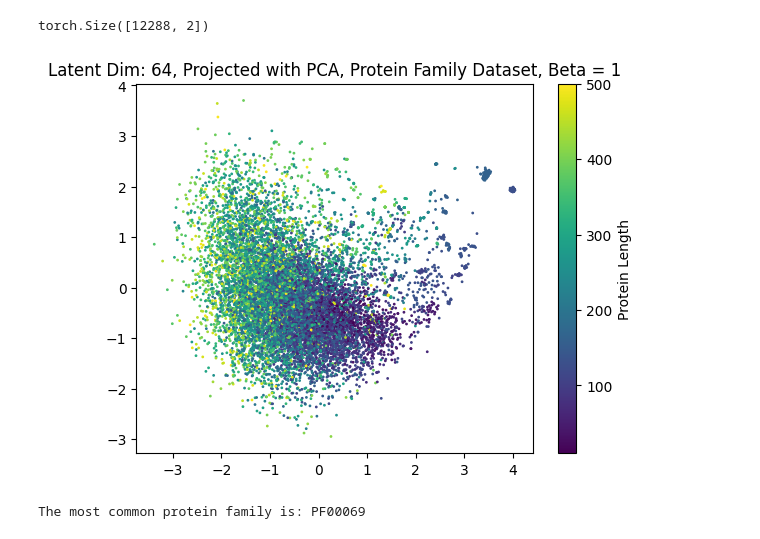
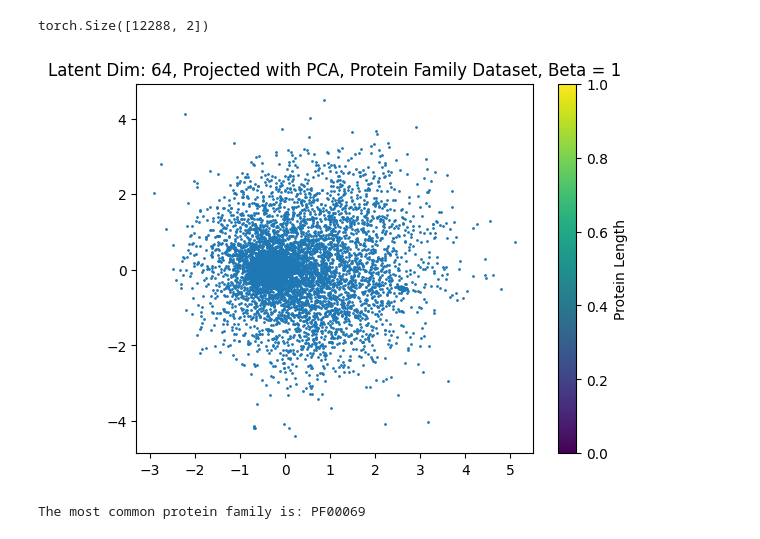
Before and after one commit to shazakam/ProteinManifoldLearning, a Jupyter notebook: Notebooks/pointNet_VAE.ipynb, the cells around one changed output. Saved outputs shown, nothing was run; the diff lists cells and outputs as text; code cells hidden in the pictures.

Commit message:
PointVAE Training

```diff
--- a/Notebooks/pointNet_VAE.ipynb
+++ b/Notebooks/pointNet_VAE.ipynb
@@ -134,16 +113,16 @@ tensor([21.1581, 20.0929, 18.8092, 21.2514, 22.6030, 19.2835, 19.3407, 20.1318,
 # %%
-latent_dim = 128
+latent_dim = 32
 epochs = 30
-lr = 0.0001
+lr = 0.001
 batch_size = 128
-epochs = 100
+epochs = 20
 
 if torch.cuda.is_available():
     torch.cuda.current_device()
 device = torch.device("cuda:0" if torch.cuda.is_available() else "cpu")
 # %%
 import torch.optim.adam
-model = PointNetVAE(latent_dim,torch.optim.Adam,{'lr':0.001}, beta=1, global_feature_size = 256, conv_hidden_dim = 256)
+model = PointNetVAE(latent_dim,torch.optim.Adam,{'lr':0.001}, beta=0.001,beta_increment=0, global_feature_size = 256, conv_hidden_dim = 256)
 model
 # %% [output]
 PointNetVAE(
@@ -205,3 +184,14 @@ NameError: name 'exit' is not defined
+# %%
+import json
+dataset =  TensorDataset(torch.concatenate([torch.load('../data/processed/point/Pfam_Point_Processed_tensors/Pfam_data_train.pt'),
+                   torch.load('../data/processed/point/Pfam_Point_Processed_tensors/Pfam_data_val.pt')], dim = 0))
+point_dataloader = DataLoader(dataset,256, shuffle=False)
+
+with open('../data/processed/point/Pfam_Point_Processed_tensors/point_train_labels.json') as f:
+    labels_train = json.load(f)
+with open('../data/processed/point/Pfam_Point_Processed_tensors/point_val_labels.json') as f:
+    labels_val = json.load(f)
+labels = {**labels_train, **labels_val}
 # %%
 lengths = [k[0].shape[0] for k in point_dataset.org_protein_data]
 families = [k[1]['protein']['Pfam'][0] for k in point_dataset.org_protein_data]
@@ -239,7 +229,7 @@ model.eval()
 from tqdm import tqdm
 for batch in tqdm(point_dataloader):
     # labels.append(batch[1].to('cpu').numpy())
-    rep_z, x_mu, x_logvar, x_rec, logit = model(batch)
+    rep_z, x_mu, x_logvar, x_rec, logit = model(batch[0])
     total_samples.append(x_mu.shape[0])
     latent_coord.append(x_mu.detach().numpy())
 # labels = np.concatenate(labels)``
@@ -259,12 +251,12 @@ projected_data.shape
 torch.Size([12288, 2])
 # %%
 import matplotlib.pyplot as plt
-plt.scatter(projected_data[:, 0], projected_data[:, 1], s = 1, c=lengths[:projected_data.shape[0]], cmap='viridis')
+plt.scatter(projected_data[:, 0], projected_data[:, 1], s = 1) #c=lengths[:projected_data.shape[0]], cmap='viridis')
 plt.colorbar(label = 'Protein Length')
 plt.title('Latent Dim: 64, Projected with PCA, Protein Family Dataset, Beta = 1')
 plt.savefig("exp_1_latent_Pfam.png")
 # %% [output]
-[figure, old version]
+[figure, new version]
 # %%
 from collections import Counter
 # Example list of strings
```
Also changed, not shown: parts of 14 cells of this notebook, 4 other files.
